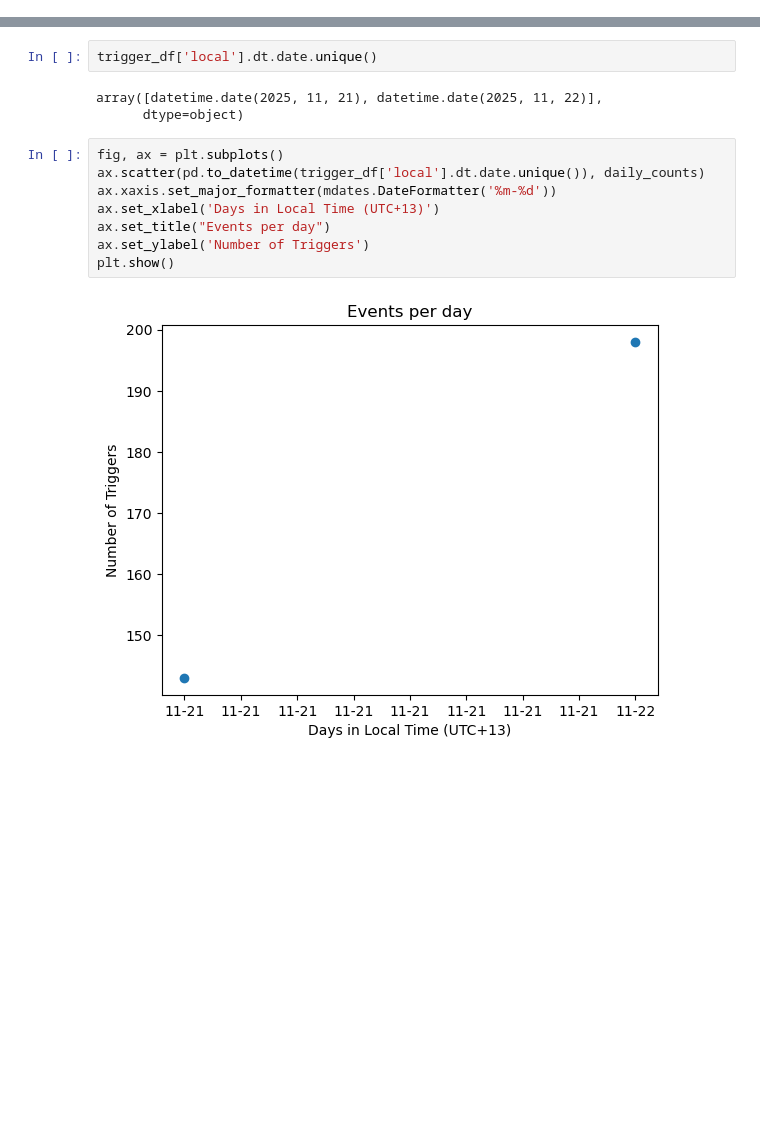
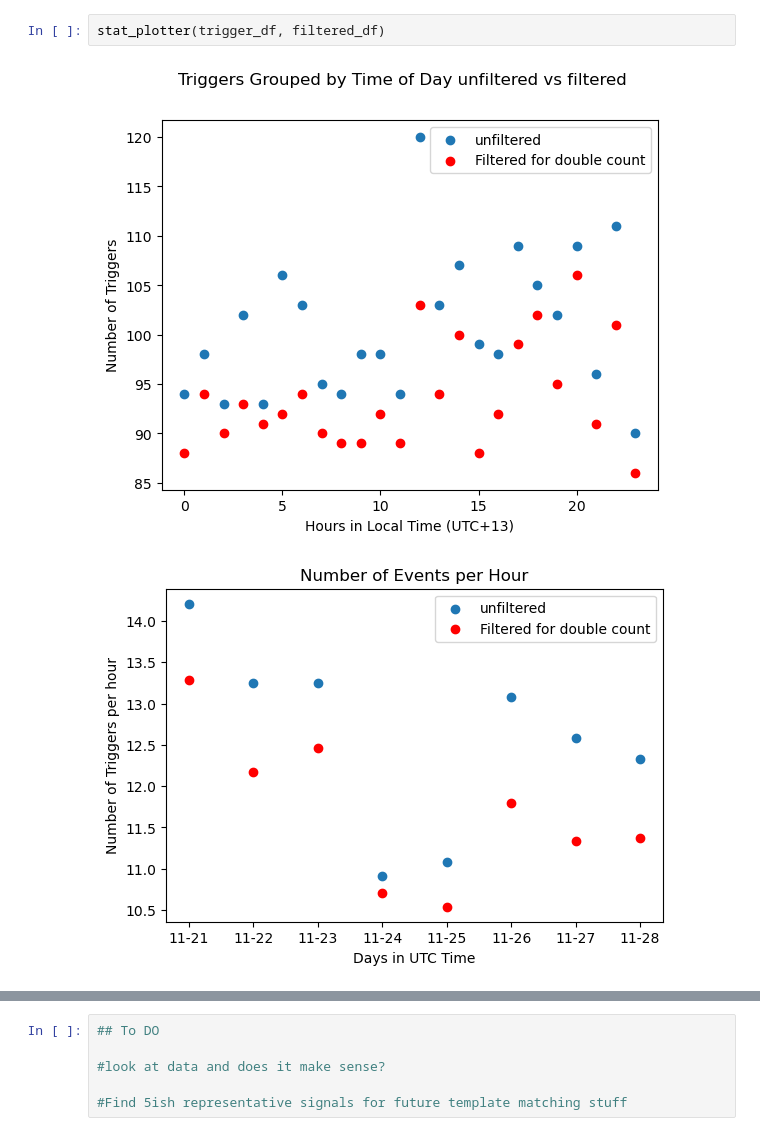
Before and after one commit to glacierpretzel/VANDA_work, a Jupyter notebook: vnda_triggers.ipynb, the cells around one changed output, grey strips where cells are left out. Cells and saved outputs as stored; diff of their text form; blank space fills up the shorter version.

```diff
--- a/vnda_triggers.ipynb
+++ b/vnda_triggers.ipynb
@@ -140,0 +232,5 @@ plt.show()
+# %%
+stat_plotter(trigger_df, filtered_df)
+# %% [output]
+[figure, added]
+[figure, added]
@@ -141,15 +238,6 @@ plt.show()
 # %%
-trigger_df['local'].dt.date.unique()
+## To DO
+
+#look at data and does it make sense?
+
+#Find 5ish representative signals for future template matching stuff
-# %% [output]
-array([datetime.date(2025, 11, 21), datetime.date(2025, 11, 22)],
-      dtype=object)
-# %%
-fig, ax = plt.subplots()
-ax.scatter(pd.to_datetime(trigger_df['local'].dt.date.unique()), daily_counts)
-ax.xaxis.set_major_formatter(mdates.DateFormatter('%m-%d'))
-ax.set_xlabel('Days in Local Time (UTC+13)')
-ax.set_title("Events per day")
-ax.set_ylabel('Number of Triggers')
-plt.show()
-# %% [output]
-[figure, removed]
```
Also changed, not shown: parts of 15 cells of this notebook.
